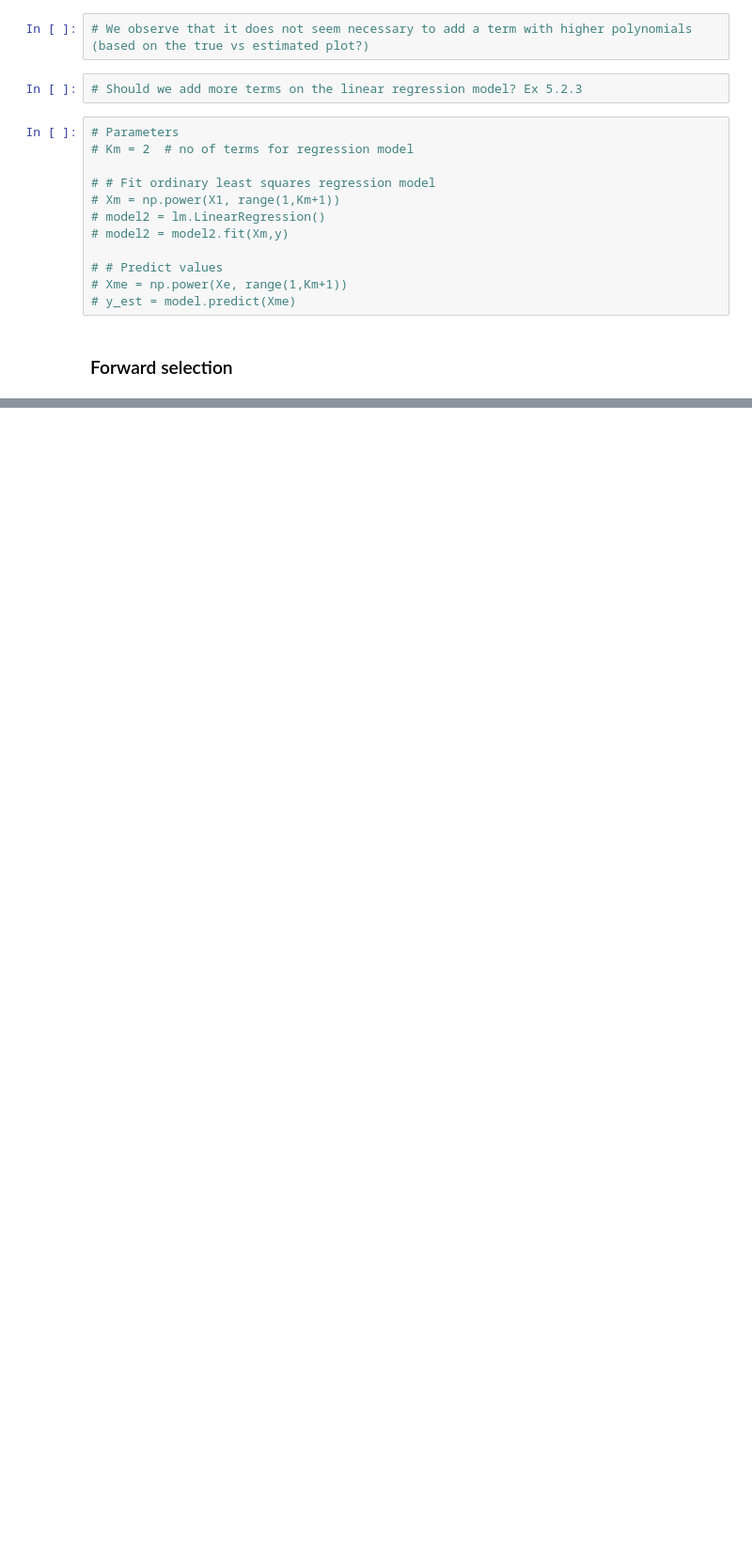
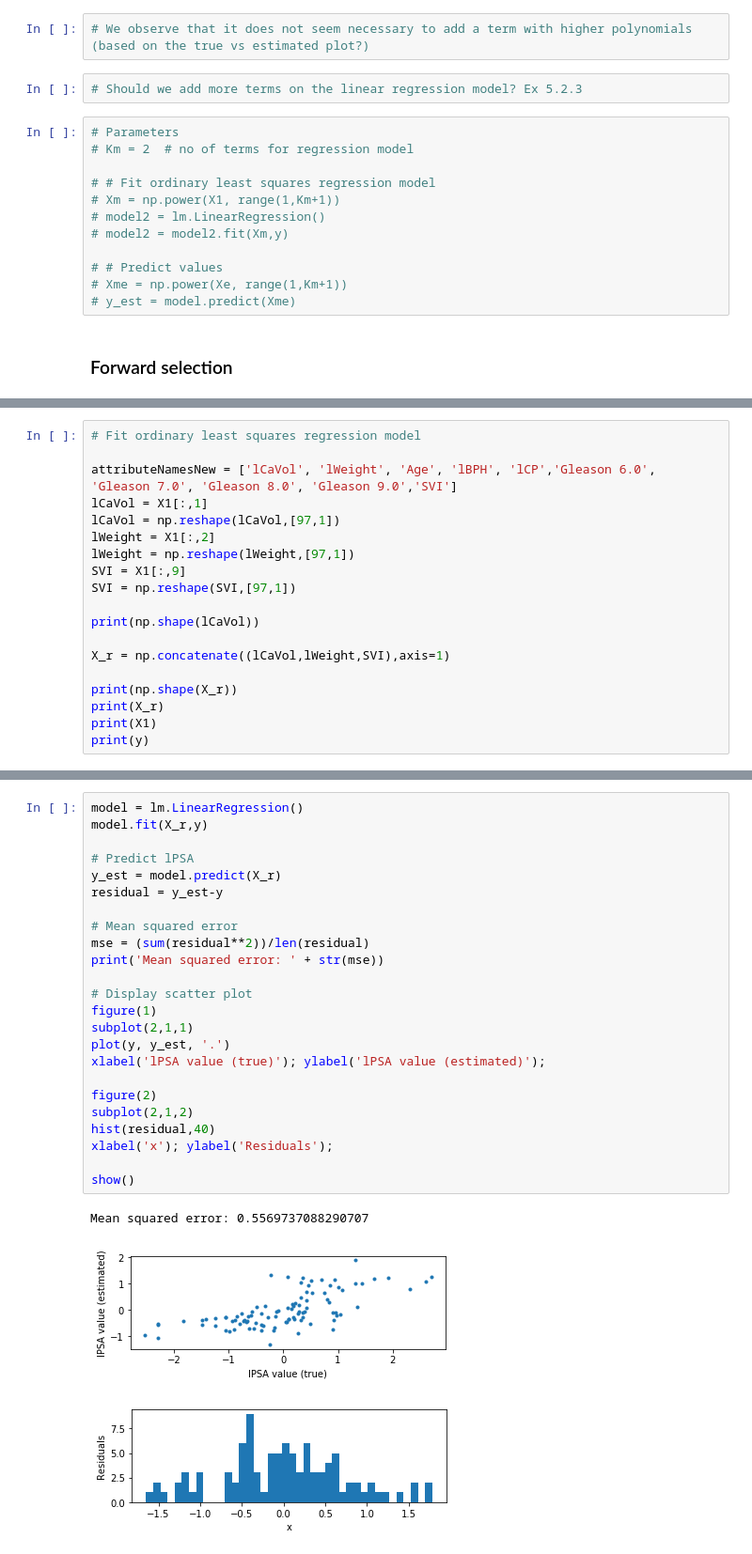
Before and after one commit to gretatuckute/ML_fall2018, a Jupyter notebook: ML_Report_2.ipynb, the cells around one changed output, grey strips where cells are left out. Shown at 94% size. Cells and saved outputs as stored; diff of their text form; blank space fills up the shorter version.

Commit message:
linear regression updates

```diff
--- a/ML_Report_2.ipynb
+++ b/ML_Report_2.ipynb
@@ -377,0 +396,19 @@ Train indices: [ 1  2  3  4  5  6  8 10 11 12 13 16 17 18 19 20 21 22 23 25 26 2
+# %%
+# Fit ordinary least squares regression model
+
+attributeNamesNew = ['lCaVol', 'lWeight', 'Age', 'lBPH', 'lCP','Gleason 6.0', 'Gleason 7.0', 'Gleason 8.0', 'Gleason 9.0','SVI']
+lCaVol = X1[:,1]
+lCaVol = np.reshape(lCaVol,[97,1])
+lWeight = X1[:,2]
+lWeight = np.reshape(lWeight,[97,1])
+SVI = X1[:,9]
+SVI = np.reshape(SVI,[97,1])
+
+print(np.shape(lCaVol))
+
+X_r = np.concatenate((lCaVol,lWeight,SVI),axis=1)
+
+print(np.shape(X_r))
+print(X_r)
+print(X1)
+print(y)
@@ -377,0 +433,28 @@ Train indices: [ 1  2  3  4  5  6  8 10 11 12 13 16 17 18 19 20 21 22 23 25 26 2
+# %%
+model = lm.LinearRegression()
+model.fit(X_r,y)
+
+# Predict lPSA
+y_est = model.predict(X_r)
+residual = y_est-y
+
+# Mean squared error
+mse = (sum(residual**2))/len(residual)
+print('Mean squared error: ' + str(mse))
+
+# Display scatter plot
+figure(1)
+subplot(2,1,1)
+plot(y, y_est, '.')
+xlabel('lPSA value (true)'); ylabel('lPSA value (estimated)');
+
+figure(2)
+subplot(2,1,2)
+hist(residual,40)
+xlabel('x'); ylabel('Residuals');
+
+show()
+# %% [output]
+Mean squared error: 0.5569737088290707
+[figure, added]
+[figure, added]
```
Also changed, not shown: parts of 9 cells of this notebook.
